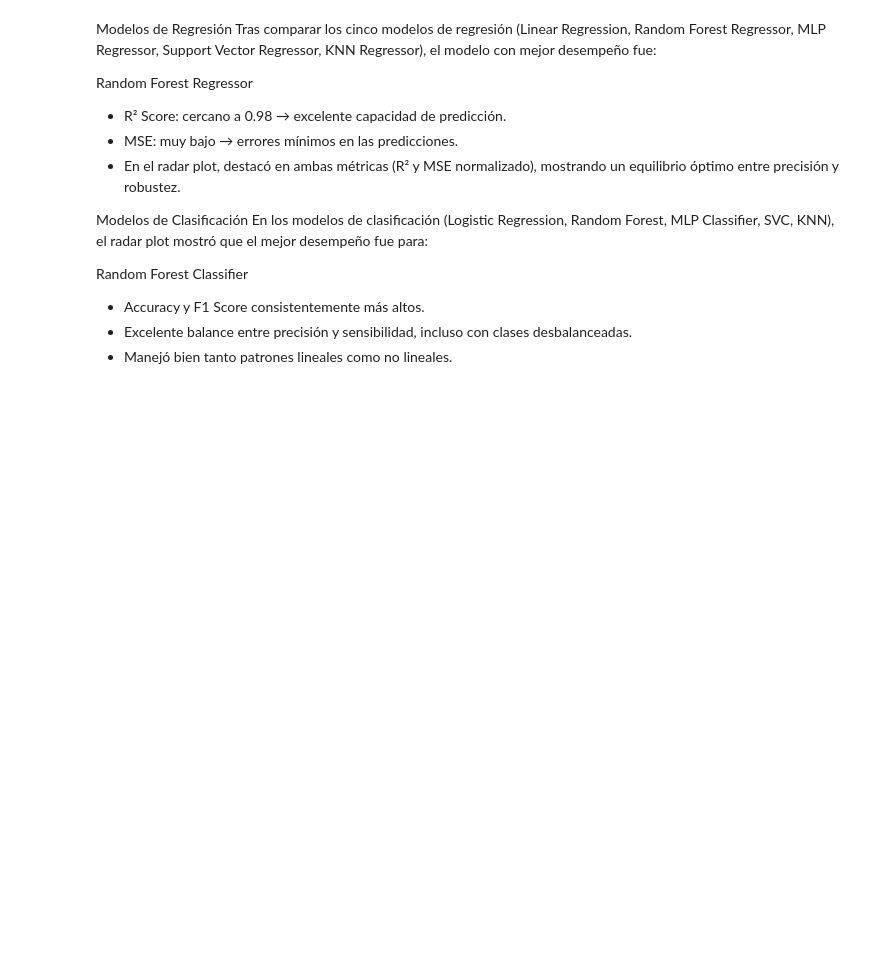
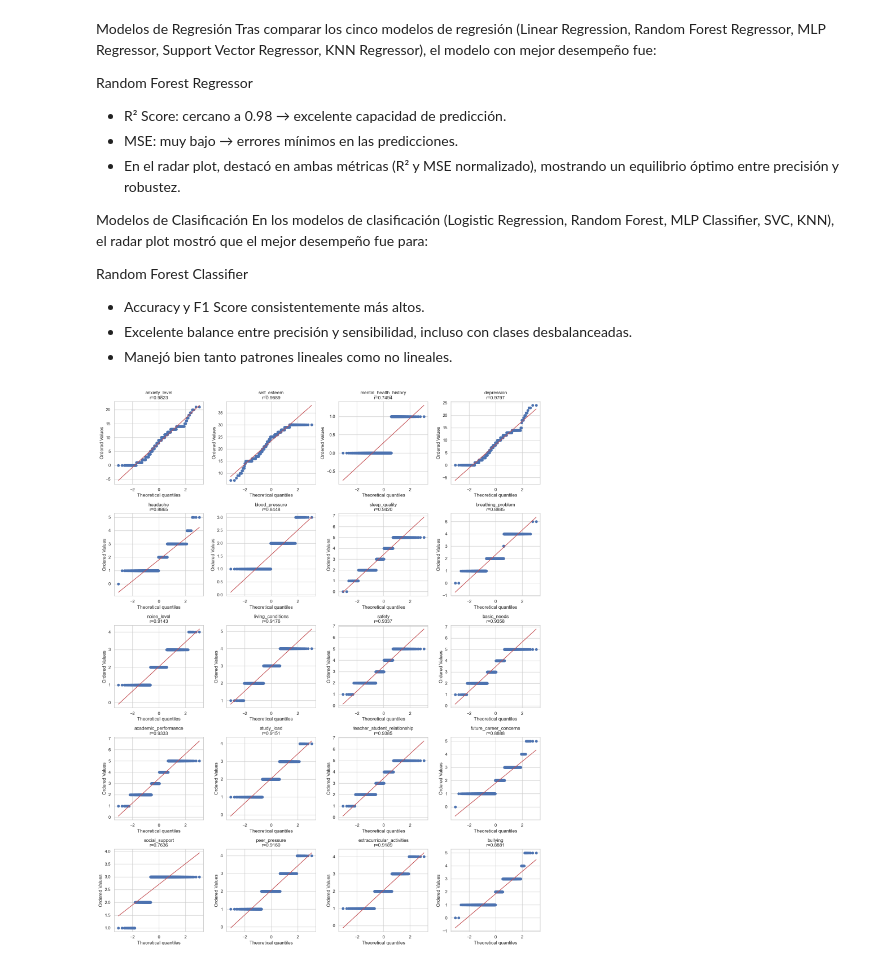
Before and after one commit to JuanLopezAranzazu/proyecto4-ciencia-datos, a Jupyter notebook: notebooks/predictive_models.ipynb, the cells around one changed output. Cells and saved outputs as stored; diff of their text form; code cells hidden in the pictures; blank space fills up the shorter version.

```diff
--- a/notebooks/predictive_models.ipynb
+++ b/notebooks/predictive_models.ipynb
@@ -530,3 +591,32 @@ Random Forest Classifier
 - Accuracy y F1 Score consistentemente más altos.
 - Excelente balance entre precisión y sensibilidad, incluso con clases desbalanceadas.
 - Manejó bien tanto patrones lineales como no lineales.
+# %%
+# Lista de columnas numéricas que vamos a analizar
+numerical_features = [
+    'anxiety_level', 'self_esteem', 'mental_health_history', 'depression',
+    'headache', 'blood_pressure', 'sleep_quality', 'breathing_problem',
+    'noise_level', 'living_conditions', 'safety', 'basic_needs',
+    'academic_performance', 'study_load', 'teacher_student_relationship',
+    'future_career_concerns', 'social_support', 'peer_pressure',
+    'extracurricular_activities', 'bullying'
+]
+
+# Crear los Q-Q plots
+n_cols = 4  # Número de columnas por fila
+n_rows = int(np.ceil(len(numerical_features) / n_cols))
+
+plt.figure(figsize=(n_cols * 4, n_rows * 4))
+
+for i, feature in enumerate(numerical_features):
+    data = df[feature].dropna()
+    plt.subplot(n_rows, n_cols, i + 1)
+    (_, _), (slope, intercept, r) = stats.probplot(data, dist="norm", fit=True)
+    stats.probplot(data, dist="norm", plot=plt)
+    plt.title(f'{feature}\nr={r:.4f}')
+    plt.grid(True)
+
+plt.tight_layout()
+plt.show()
+# %% [output]
+[figure, added]
```
Also changed, not shown: parts of 16 cells of this notebook, 2 other files.
